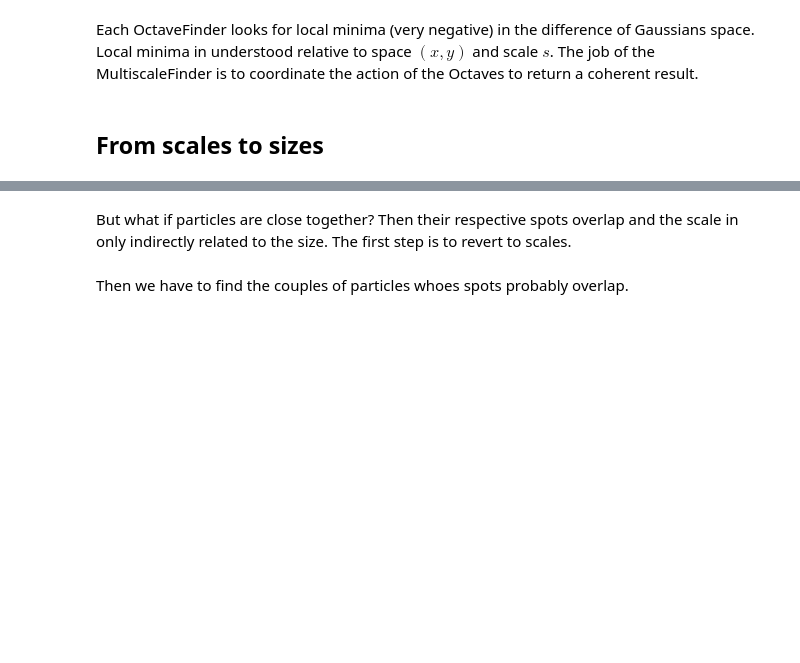
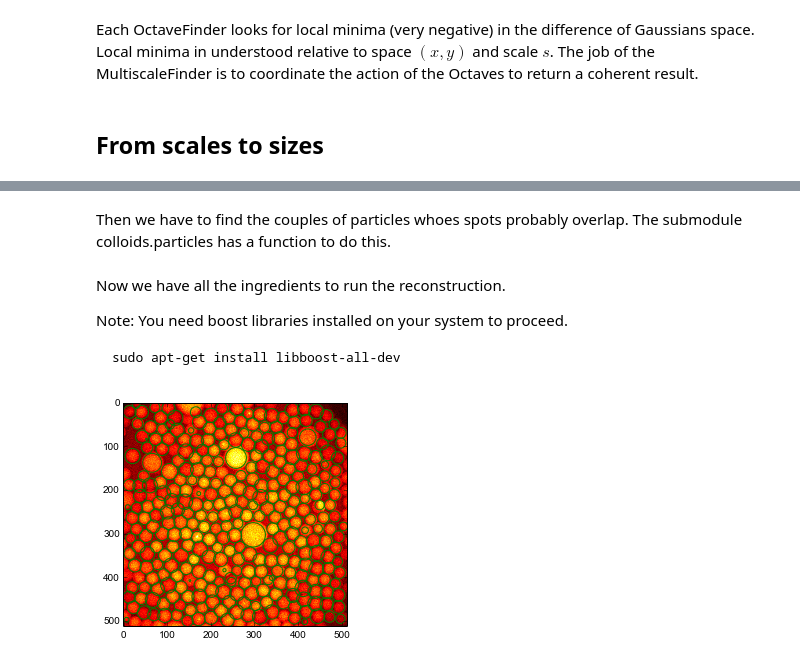
Before and after one commit to MathieuLeocmach/colloids, a Jupyter notebook: python/colloids/notebooks/Multiscale.ipynb, the cells around one changed output, grey strips where cells are left out. Drawn from its saved outputs; the diff is of its cells as text; code cells hidden in the pictures; blank space fills up the shorter version.

Commit message:
From scale to sizes

```diff
--- a/python/colloids/notebooks/Multiscale.ipynb
+++ b/python/colloids/notebooks/Multiscale.ipynb
@@ -87,6 +123,19 @@ MultiscaleFinder actually does this conversion when returning its result.
-# %% [markdown]
-But what if particles are close together? Then their respective spots overlap and the scale in only indirectly related to the size. The first step is to revert to scales.
 # %%
 s = track.radius2sigma(centers[:,-2], dim=2)
 # %% [markdown]
-Then we have to find the couples of particles whoes spots probably overlap.
+Then we have to find the couples of particles whoes spots probably overlap. The submodule colloids.particles has a function to do this.
+# %%
+from colloids.particles import get_bonds
+bonds, dists = get_bonds(positions=centers[:,::2], radii=centers[:,-2], maxdist=3.0)
+# %% [markdown]
+Now we have all the ingredients to run the reconstruction.
+
+Note: You need boost libraries installed on your system to proceed.
+
+    sudo apt-get install libboost-all-dev
+# %%
+radii1 = track.global_rescale_intensity(s, bonds, dists, centers[:,-1])
+draw_circles(centers[:,0], centers[:,1], radii1, facecolor='none', edgecolor='g')
+plt.imshow(im, 'hot');
+# %% [output]
+[figure, added]
```
Also changed, not shown: parts of 19 cells of this notebook.
